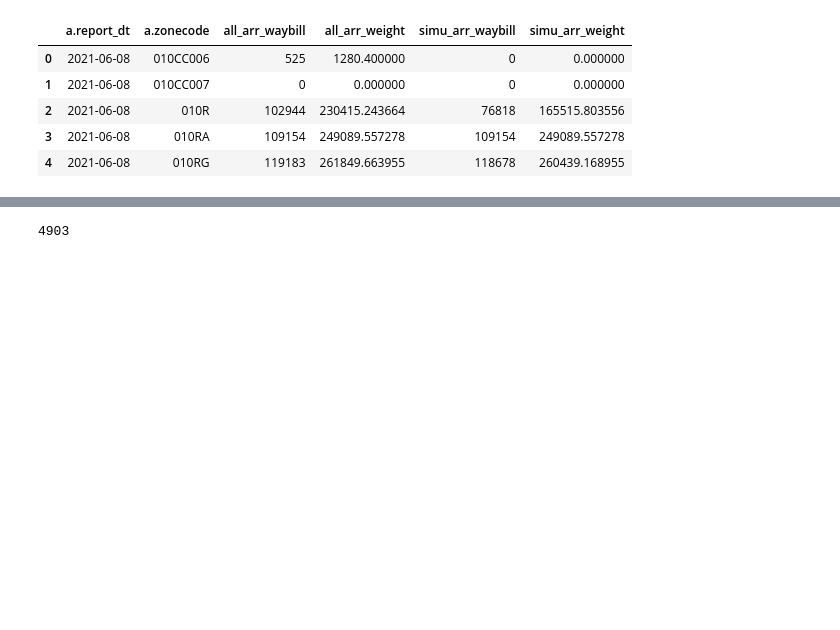
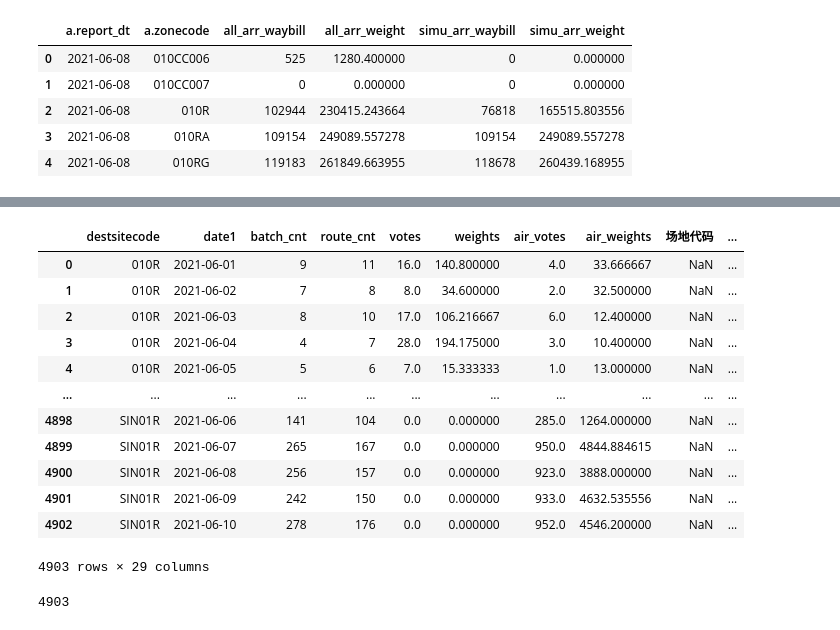
Before and after one commit to fyenne/play7_comp, a Jupyter notebook: data_clea.ipynb, the cells around one changed output, grey strips where cells are left out. Saved outputs shown, nothing was run; the diff lists cells and outputs as text; code cells hidden in the pictures; blank space fills up the shorter version.

```diff
--- a/data_clea.ipynb
+++ b/data_clea.ipynb
@@ -230,3 +242,31 @@ od_dest = od.groupby(['destsitecode', 'date1']).agg(
+# %%
+"""
+od_dest , ta, loc, hist_arr_part
+"""
+# od_dest.merge(ta, \
+#     left_on=['destsitecode', 'date1'],
+#     right_on = ['operate_zone_code', 'batch_date'],
+#     how = 'left',  validate = 'one_to_one')
+    # task arrange lakc 31
+od_dest.merge(loc, \
+    left_on=['destsitecode' ],
+    right_on = ['场地代码'],
+    how = 'left')
+    #  .isna().sum() 1388
+# %% [output]
+|  | destsitecode | date1 | batch_cnt | route_cnt | votes | weights | air_votes | air_weights | 场地代码 | ... |
+| 0 | 010R | 2021-06-01 | 9 | 11 | 16.0 | 140.800000 | 4.0 | 33.666667 | NaN | ... |
+| 1 | 010R | 2021-06-02 | 7 | 8 | 8.0 | 34.600000 | 2.0 | 32.500000 | NaN | ... |
+| 2 | 010R | 2021-06-03 | 8 | 10 | 17.0 | 106.216667 | 6.0 | 12.400000 | NaN | ... |
+| 3 | 010R | 2021-06-04 | 4 | 7 | 28.0 | 194.175000 | 3.0 | 10.400000 | NaN | ... |
+| 4 | 010R | 2021-06-05 | 5 | 6 | 7.0 | 15.333333 | 1.0 | 13.000000 | NaN | ... |
+| ... | ... | ... | ... | ... | ... | ... | ... | ... | ... | ... |
+| 4898 | SIN01R | 2021-06-06 | 141 | 104 | 0.0 | 0.000000 | 285.0 | 1264.000000 | NaN | ... |
+| 4899 | SIN01R | 2021-06-07 | 265 | 167 | 0.0 | 0.000000 | 950.0 | 4844.884615 | NaN | ... |
+| 4900 | SIN01R | 2021-06-08 | 256 | 157 | 0.0 | 0.000000 | 923.0 | 3888.000000 | NaN | ... |
+| 4901 | SIN01R | 2021-06-09 | 242 | 150 | 0.0 | 0.000000 | 933.0 | 4632.535556 | NaN | ... |
+| 4902 | SIN01R | 2021-06-10 | 278 | 176 | 0.0 | 0.000000 | 952.0 | 4546.200000 | NaN | ... |
+4903 rows × 29 columns
 # %%
 hist_od_part = hist_arr_part.merge(
     od_dest,
```
Also changed, not shown: parts of 14 cells of this notebook, 1 other file.
